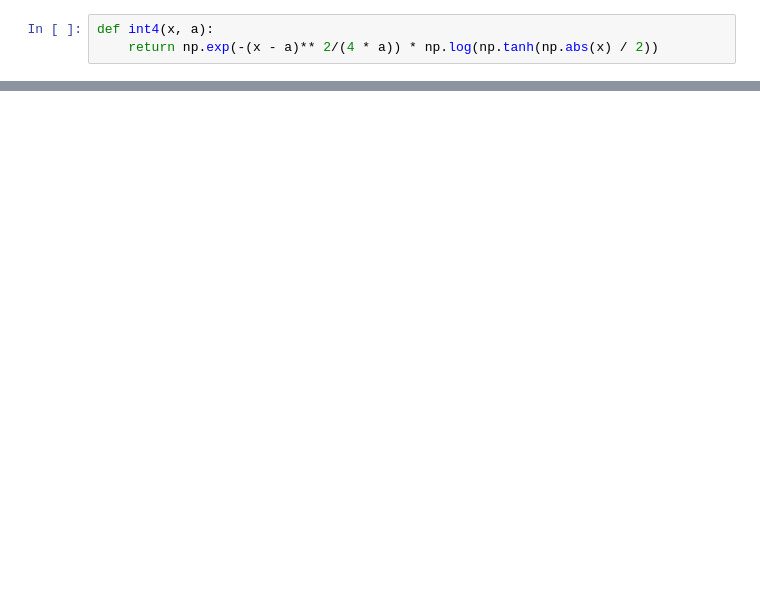
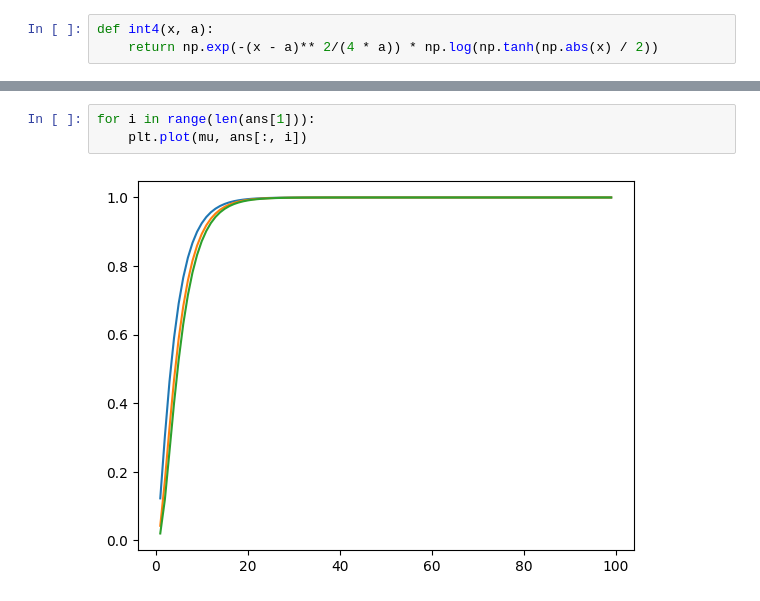
Before and after one commit to 228egger/LDPC_decoder, a Jupyter notebook: Solver for mix.ipynb, the cells around one changed output, grey strips where cells are left out. Cells and saved outputs as stored; diff of their text form; blank space fills up the shorter version.

```diff
--- a/Solver for mix.ipynb
+++ b/Solver for mix.ipynb
@@ -79,0 +94,5 @@ for i in range(3):
+# %%
+for i in range(len(ans[1])):
+    plt.plot(mu, ans[:, i])
+# %% [output]
+[figure, added]
```
Also changed, not shown: parts of 16 cells of this notebook.
